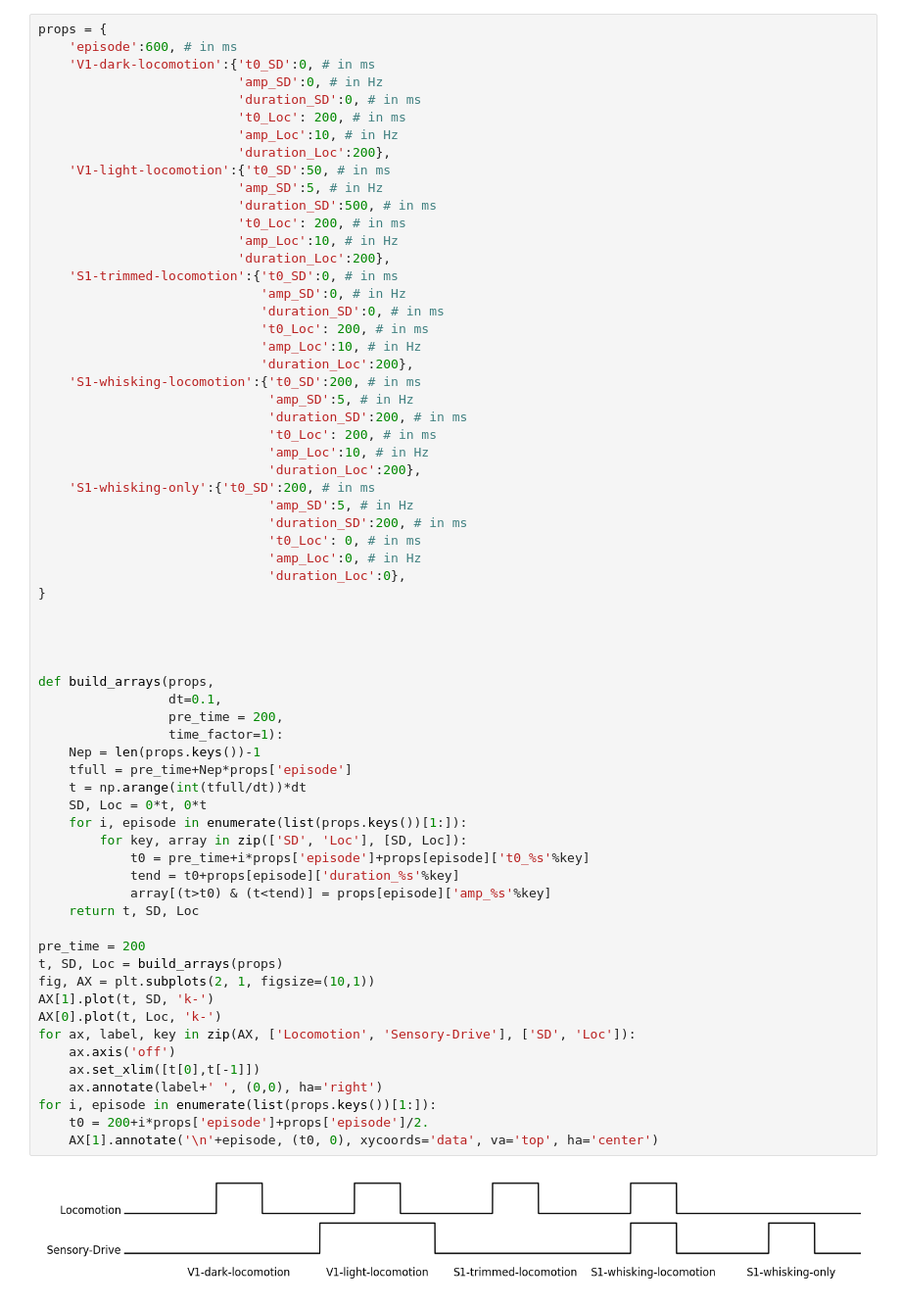
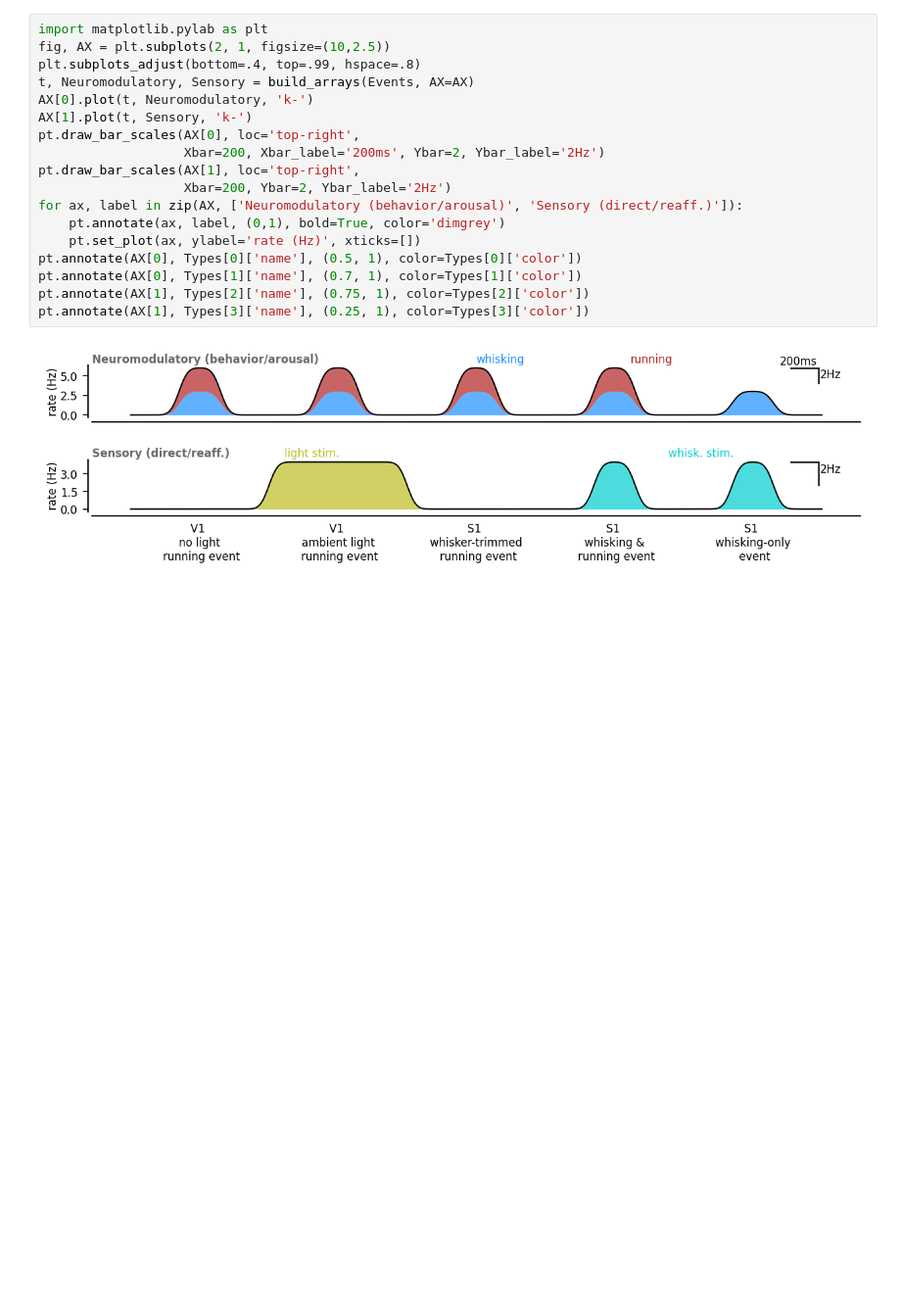
Before and after one commit to yzerlaut/Van-Velze-et-al-2024, a Jupyter notebook: Modulation-Props.ipynb, the cells around one changed output. Shown: that part at 98% size. Saved outputs shown, nothing was run; the diff lists cells and outputs as text; blank space fills up the shorter version.

```diff
--- a/Modulation-Props.ipynb
+++ b/Modulation-Props.ipynb
@@ -5,67 +8,20 @@ import matplotlib.pylab as plt
 # %%
-props = {
-    'episode':600, # in ms
-    'V1-dark-locomotion':{'t0_SD':0, # in ms
-                          'amp_SD':0, # in Hz
-                          'duration_SD':0, # in ms
-                          't0_Loc': 200, # in ms
-                          'amp_Loc':10, # in Hz
-                          'duration_Loc':200},
-    'V1-light-locomotion':{'t0_SD':50, # in ms
-                          'amp_SD':5, # in Hz
-                          'duration_SD':500, # in ms
-                          't0_Loc': 200, # in ms
-                          'amp_Loc':10, # in Hz
-                          'duration_Loc':200},
-    'S1-trimmed-locomotion':{'t0_SD':0, # in ms
-                             'amp_SD':0, # in Hz
-                             'duration_SD':0, # in ms
-                             't0_Loc': 200, # in ms
-                             'amp_Loc':10, # in Hz
-                             'duration_Loc':200},
-    'S1-whisking-locomotion':{'t0_SD':200, # in ms
-                              'amp_SD':5, # in Hz
-                              'duration_SD':200, # in ms
-                              't0_Loc': 200, # in ms
-                              'amp_Loc':10, # in Hz
-                              'duration_Loc':200},
-    'S1-whisking-only':{'t0_SD':200, # in ms
-                              'amp_SD':5, # in Hz
-                              'duration_SD':200, # in ms
-                              't0_Loc': 0, # in ms
-                              'amp_Loc':0, # in Hz
-                              'duration_Loc':0},
-}
-
-
-
-
-def build_arrays(props,
-                 dt=0.1,
-                 pre_time = 200,
-                 time_factor=1):
-    Nep = len(props.keys())-1
-    tfull = pre_time+Nep*props['episode']
-    t = np.arange(int(tfull/dt))*dt
-    SD, Loc = 0*t, 0*t
-    for i, episode in enumerate(list(props.keys())[1:]):
-        for key, array in zip(['SD', 'Loc'], [SD, Loc]):
-            t0 = pre_time+i*props['episode']+props[episode]['t0_%s'%key]
-            tend = t0+props[episode]['duration_%s'%key]
-            array[(t>t0) & (t<tend)] = props[episode]['amp_%s'%key]
-    return t, SD, Loc
-
-pre_time = 200
-t, SD, Loc = build_arrays(props)
-fig, AX = plt.subplots(2, 1, figsize=(10,1))
-AX[1].plot(t, SD, 'k-')
-AX[0].plot(t, Loc, 'k-')
-for ax, label, key in zip(AX, ['Locomotion', 'Sensory-Drive'], ['SD', 'Loc']):
-    ax.axis('off')
-    ax.set_xlim([t[0],t[-1]])
-    ax.annotate(label+' ', (0,0), ha='right')
-for i, episode in enumerate(list(props.keys())[1:]):
-    t0 = 200+i*props['episode']+props['episode']/2.
-    AX[1].annotate('\n'+episode, (t0, 0), xycoords='data', va='top', ha='center')
+import matplotlib.pylab as plt
+fig, AX = plt.subplots(2, 1, figsize=(10,2.5))
+plt.subplots_adjust(bottom=.4, top=.99, hspace=.8)
+t, Neuromodulatory, Sensory = build_arrays(Events, AX=AX)
+AX[0].plot(t, Neuromodulatory, 'k-')
+AX[1].plot(t, Sensory, 'k-')
+pt.draw_bar_scales(AX[0], loc='top-right',
+                   Xbar=200, Xbar_label='200ms', Ybar=2, Ybar_label='2Hz')
+pt.draw_bar_scales(AX[1], loc='top-right',
+                   Xbar=200, Ybar=2, Ybar_label='2Hz')
+for ax, label in zip(AX, ['Neuromodulatory (behavior/arousal)', 'Sensory (direct/reaff.)']):
+    pt.annotate(ax, label, (0,1), bold=True, color='dimgrey')
+    pt.set_plot(ax, ylabel='rate (Hz)', xticks=[])
+pt.annotate(AX[0], Types[0]['name'], (0.5, 1), color=Types[0]['color'])
+pt.annotate(AX[0], Types[1]['name'], (0.7, 1), color=Types[1]['color'])
+pt.annotate(AX[1], Types[2]['name'], (0.75, 1), color=Types[2]['color'])
+pt.annotate(AX[1], Types[3]['name'], (0.25, 1), color=Types[3]['color'])
 # %% [output]
-[figure, old version]
+[figure, new version]
```
Also changed, not shown: parts of 3 cells of this notebook, 5 other files.
